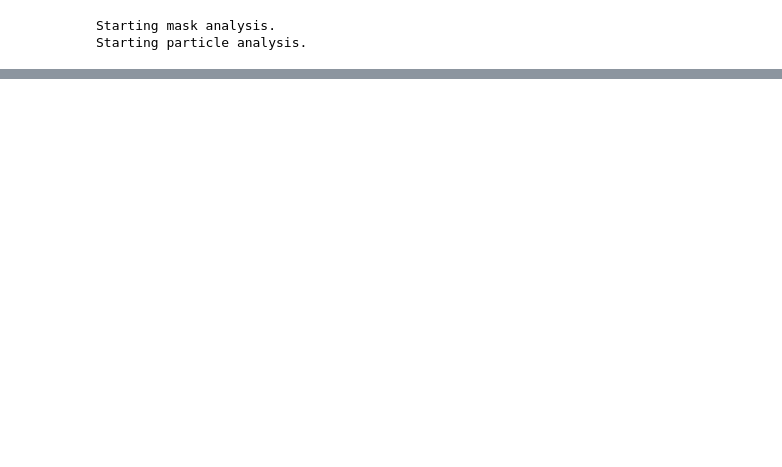
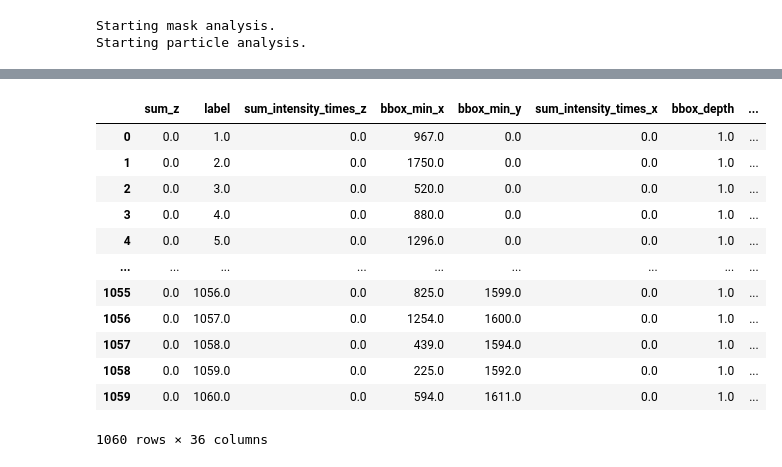
Before and after one commit to Eudoxosfly/Masterthesis, a Jupyter notebook: uCT_analysis/load_scan_test.ipynb, the cells around one changed output, grey strips where cells are left out. Cells and saved outputs as stored; diff of their text form; code cells hidden in the pictures; blank space fills up the shorter version.

```diff
--- a/uCT_analysis/load_scan_test.ipynb
+++ b/uCT_analysis/load_scan_test.ipynb
@@ -30,0 +74,2 @@ Starting particle analysis.
+# %%
+stats_df = pd.DataFrame(stats)
@@ -30,0 +94,16 @@ Starting particle analysis.
+# %%
+stats_df
+# %% [output]
+|  | sum_z | label | sum_intensity_times_z | bbox_min_x | bbox_min_y | sum_intensity_times_x | bbox_depth | ... |
+| 0 | 0.0 | 1.0 | 0.0 | 967.0 | 0.0 | 0.0 | 1.0 | ... |
+| 1 | 0.0 | 2.0 | 0.0 | 1750.0 | 0.0 | 0.0 | 1.0 | ... |
+| 2 | 0.0 | 3.0 | 0.0 | 520.0 | 0.0 | 0.0 | 1.0 | ... |
+| 3 | 0.0 | 4.0 | 0.0 | 880.0 | 0.0 | 0.0 | 1.0 | ... |
+| 4 | 0.0 | 5.0 | 0.0 | 1296.0 | 0.0 | 0.0 | 1.0 | ... |
+| ... | ... | ... | ... | ... | ... | ... | ... | ... |
+| 1055 | 0.0 | 1056.0 | 0.0 | 825.0 | 1599.0 | 0.0 | 1.0 | ... |
+| 1056 | 0.0 | 1057.0 | 0.0 | 1254.0 | 1600.0 | 0.0 | 1.0 | ... |
+| 1057 | 0.0 | 1058.0 | 0.0 | 439.0 | 1594.0 | 0.0 | 1.0 | ... |
+| 1058 | 0.0 | 1059.0 | 0.0 | 225.0 | 1592.0 | 0.0 | 1.0 | ... |
+| 1059 | 0.0 | 1060.0 | 0.0 | 594.0 | 1611.0 | 0.0 | 1.0 | ... |
+1060 rows × 36 columns
```
Also changed, not shown: parts of 20 cells of this notebook, 3 other files.
